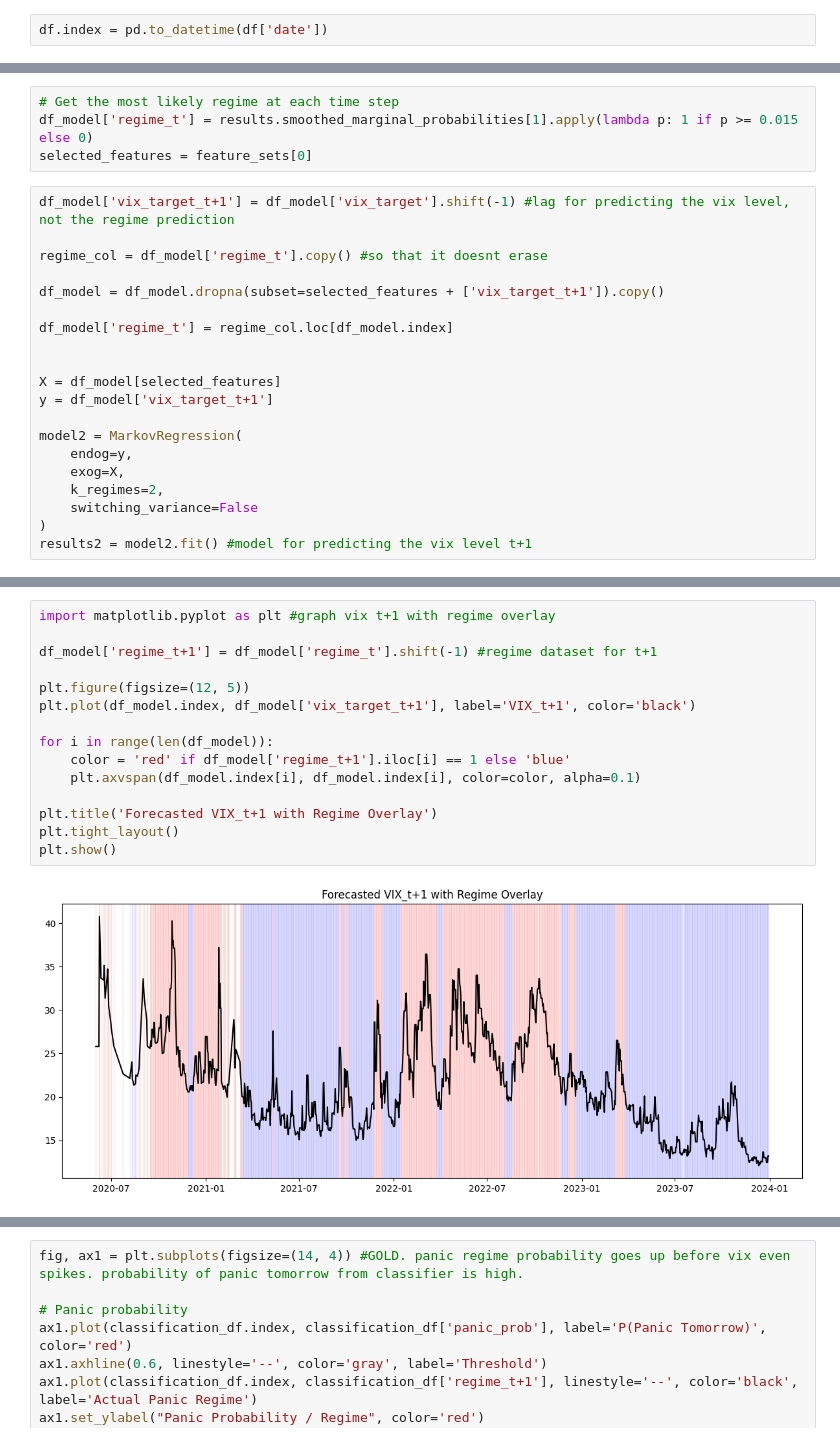
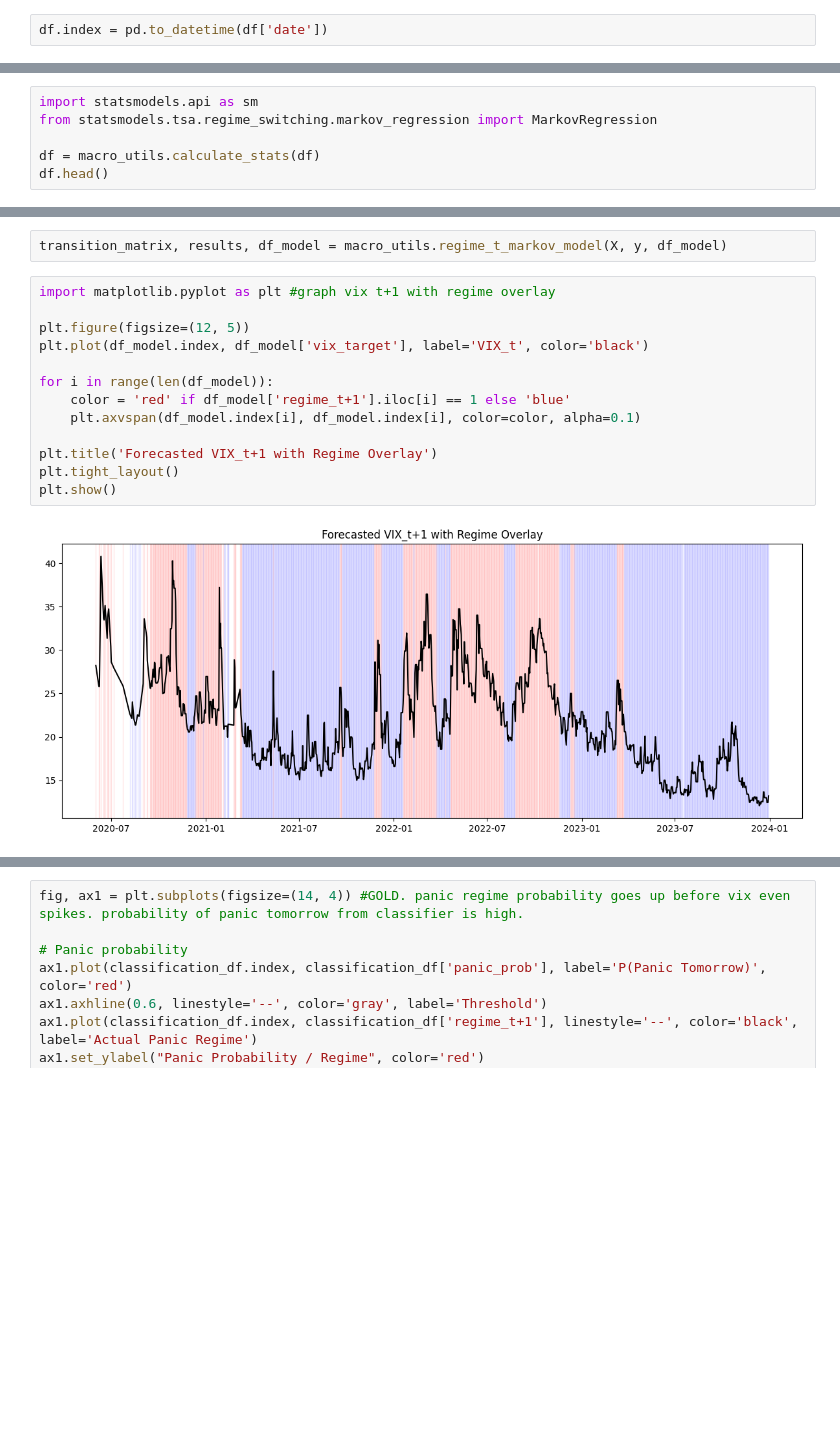
Before and after one commit to DylanSuniaga/VIXNLP, a Jupyter notebook: finnhub_news/macro_analysis.ipynb, the cells around one changed output, grey strips where cells are left out. Cells and saved outputs as stored; diff of their text form; blank space fills up the shorter version.

```diff
--- a/finnhub_news/macro_analysis.ipynb
+++ b/finnhub_news/macro_analysis.ipynb
@@ -32,0 +21,6 @@ df['vix_zscore'] = (df['vix_target'] - df['vix_target'].rolling(30).mean()) / df
+# %%
+import statsmodels.api as sm
+from statsmodels.tsa.regime_switching.markov_regression import MarkovRegression
+
+df = macro_utils.calculate_stats(df)
+df.head()
@@ -106,24 +67,0 @@ Transition Matrix:
-# %%
-# Get the most likely regime at each time step
-df_model['regime_t'] = results.smoothed_marginal_probabilities[1].apply(lambda p: 1 if p >= 0.015 else 0)
-selected_features = feature_sets[0]
-# %%
-df_model['vix_target_t+1'] = df_model['vix_target'].shift(-1) #lag for predicting the vix level, not the regime prediction
-
-regime_col = df_model['regime_t'].copy() #so that it doesnt erase
-
-df_model = df_model.dropna(subset=selected_features + ['vix_target_t+1']).copy()
-
-df_model['regime_t'] = regime_col.loc[df_model.index]
-
-
-X = df_model[selected_features]
-y = df_model['vix_target_t+1']
-
-model2 = MarkovRegression(
-    endog=y,
-    exog=X,
-    k_regimes=2,
-    switching_variance=False
-)
-results2 = model2.fit() #model for predicting the vix level t+1
@@ -150,17 +68,17 @@ Warnings:
+# %%
+transition_matrix, results, df_model = macro_utils.regime_t_markov_model(X, y, df_model)
 # %%
 import matplotlib.pyplot as plt #graph vix t+1 with regime overlay
 
-df_model['regime_t+1'] = df_model['regime_t'].shift(-1) #regime dataset for t+1
-
 plt.figure(figsize=(12, 5))
-plt.plot(df_model.index, df_model['vix_target_t+1'], label='VIX_t+1', color='black')
+plt.plot(df_model.index, df_model['vix_target'], label='VIX_t', color='black')
 
 for i in range(len(df_model)):
     color = 'red' if df_model['regime_t+1'].iloc[i] == 1 else 'blue'
     plt.axvspan(df_model.index[i], df_model.index[i], color=color, alpha=0.1)
 
 plt.title('Forecasted VIX_t+1 with Regime Overlay')
 plt.tight_layout()
 plt.show()
 # %% [output]
-[figure, old version]
+[figure, new version]
```
Also changed, not shown: parts of 34 cells of this notebook, 1 other file.
